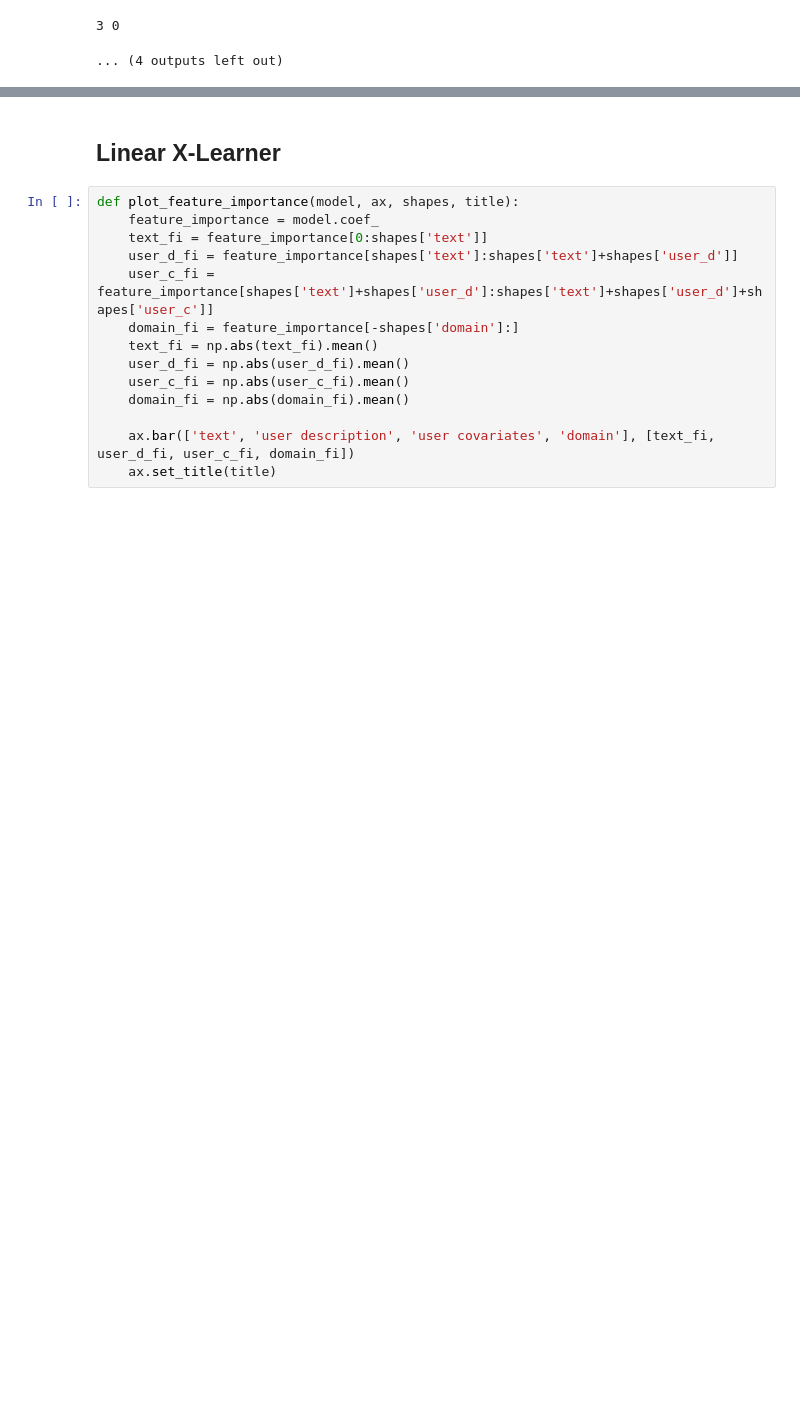
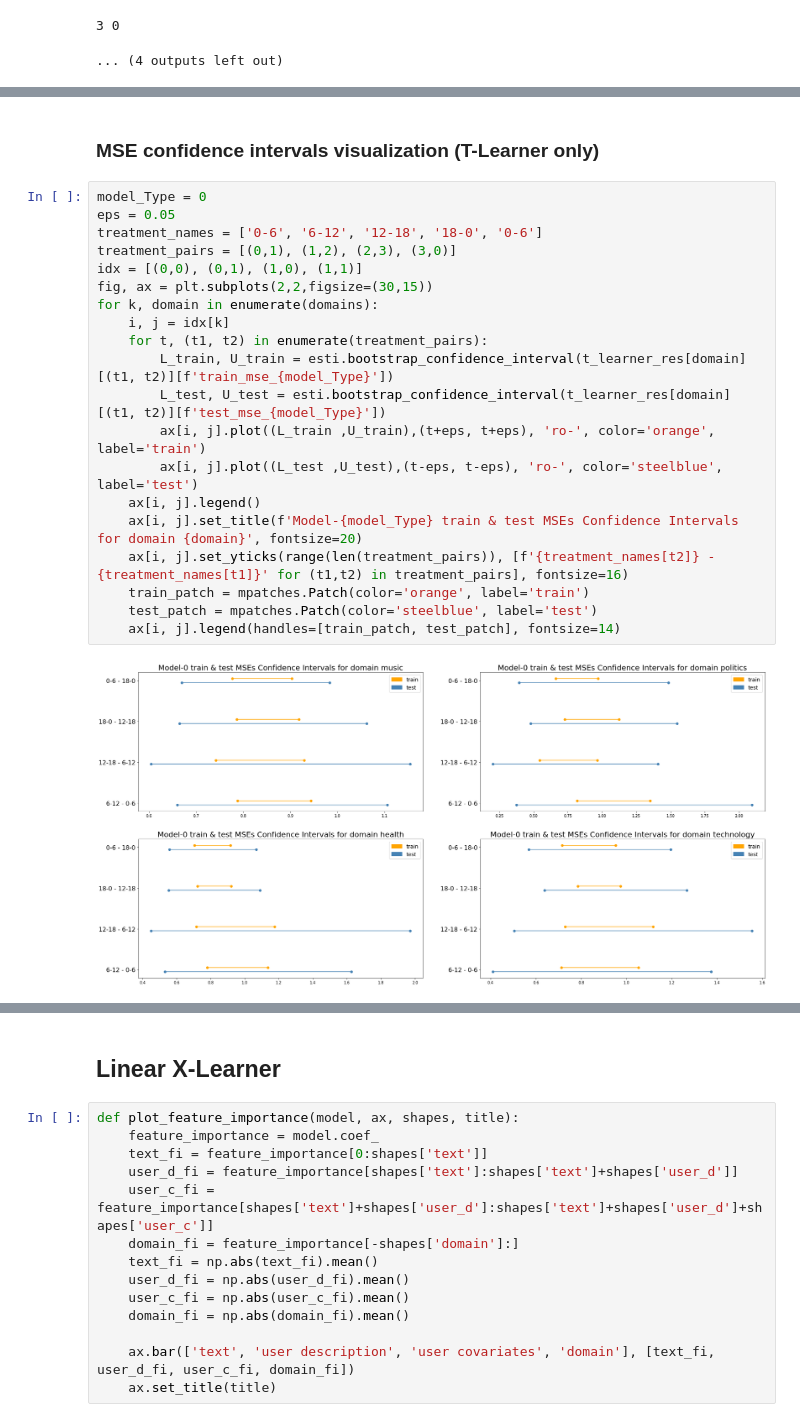
Before and after one commit to omermadmon/CausalInferenceProject, a Jupyter notebook: Estimation.ipynb, the cells around one changed output, grey strips where cells are left out. Drawn from its saved outputs; the diff is of its cells as text; blank space fills up the shorter version.

Commit message:
Add confidence intervals visualization.

```diff
--- a/Estimation.ipynb
+++ b/Estimation.ipynb
@@ -140,2 +141,26 @@ test_mse_1 [0.48038700131257356, 1.6731051102291659]
 ------------------------------------------------------------------------------------
 ------------------------------------------------------------------------------------
+# %% [markdown]
+### MSE confidence intervals visualization (T-Learner only)
+# %%
+model_Type = 0
+eps = 0.05
+treatment_names = ['0-6', '6-12', '12-18', '18-0', '0-6']
+treatment_pairs = [(0,1), (1,2), (2,3), (3,0)]
+idx = [(0,0), (0,1), (1,0), (1,1)]
+fig, ax = plt.subplots(2,2,figsize=(30,15))
+for k, domain in enumerate(domains):
+    i, j = idx[k]
+    for t, (t1, t2) in enumerate(treatment_pairs):
+        L_train, U_train = esti.bootstrap_confidence_interval(t_learner_res[domain][(t1, t2)][f'train_mse_{model_Type}'])
+        L_test, U_test = esti.bootstrap_confidence_interval(t_learner_res[domain][(t1, t2)][f'test_mse_{model_Type}'])
+        ax[i, j].plot((L_train ,U_train),(t+eps, t+eps), 'ro-', color='orange', label='train')
+        ax[i, j].plot((L_test ,U_test),(t-eps, t-eps), 'ro-', color='steelblue', label='test')
+    ax[i, j].legend()
+    ax[i, j].set_title(f'Model-{model_Type} train & test MSEs Confidence Intervals for domain {domain}', fontsize=20)
+    ax[i, j].set_yticks(range(len(treatment_pairs)), [f'{treatment_names[t2]} - {treatment_names[t1]}' for (t1,t2) in treatment_pairs], fontsize=16)
+    train_patch = mpatches.Patch(color='orange', label='train')
+    test_patch = mpatches.Patch(color='steelblue', label='test')
+    ax[i, j].legend(handles=[train_patch, test_patch], fontsize=14)
+# %% [output]
+[figure, added]
```
Also changed, not shown: parts of 5 cells of this notebook.
